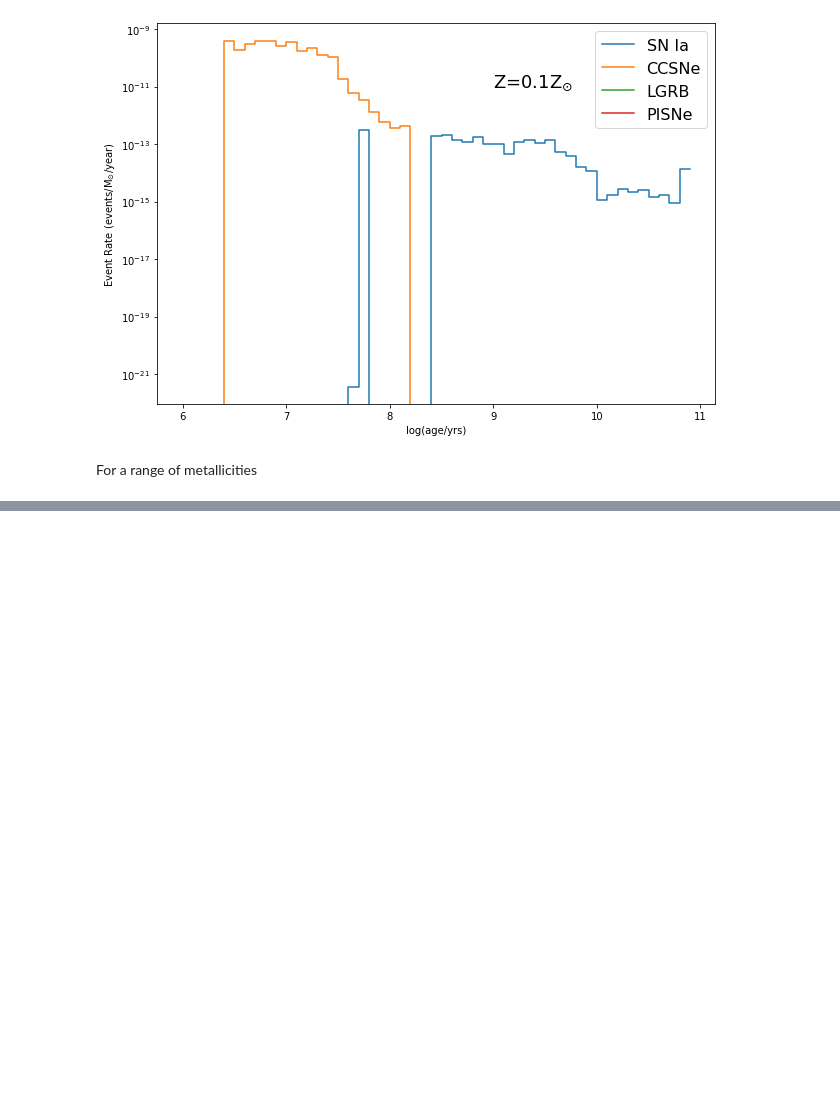
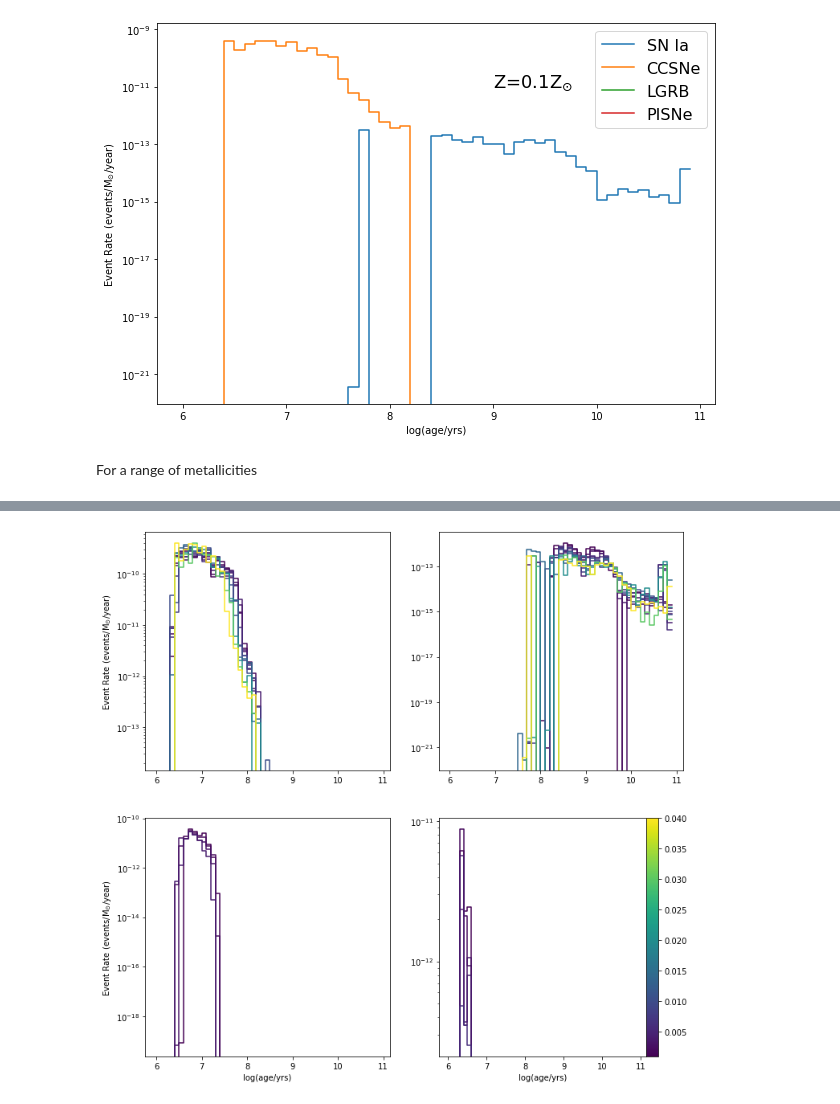
Before and after one commit to christopherlovell/hoki_demo, a Jupyter notebook: transient_rates.ipynb, the cells around one changed output, grey strips where cells are left out. Saved outputs shown, nothing was run; the diff lists cells and outputs as text; code cells hidden in the pictures; blank space fills up the shorter version.

```diff
--- a/transient_rates.ipynb
+++ b/transient_rates.ipynb
@@ -91,6 +91,10 @@ For a range of metallicities
 # %%
 import glob
 import os
-# import subprocess
+
+import matplotlib
+cmap='viridis'
+
+import numpy as np
 # %%
 # %% [output]
@@ -98,29 +102,43 @@ import os
 # %%
-fig, ax = plt.subplots(1,1)
+fig, ((ax1,ax2),(ax3,ax4)) = plt.subplots(2,2, figsize=(12,12))
 
-for f in sorted(glob.glob('data/supernova-bin*')):
+## colorbar
+Z_range = np.linspace(0.001,0.040)
+
+norm = matplotlib.colors.Normalize() #LogNorm()
+norm.autoscale(Z_range)
+sm = matplotlib.cm.ScalarMappable(norm=norm, cmap=cmap)
+sm._A = []
+cb = fig.colorbar(sm, orientation='vertical', pad=0)
+
+for i,f in enumerate(sorted(glob.glob('data/supernova-bin-imf135_300.z0*'))):
 
     os.system('gunzip %s'%f)
 
-    Z = f[31:34]
+    Z = "0.%s"%f[31:34]
 
     bin_rates = load.model_output(f)
 
     bin_rates = bin_rates[:-1]
     age = bin_rates.log_age.values
     bin_size = bin_rates.age_yrs.values
 
     ccsne = ( bin_rates[['IIP', 'II', 'Ib', 'Ic']].sum(axis=1))
     ccsne_norm = ccsne/bin_size/(10**6)
     typeIa_norm = bin_rates.Ia.values /bin_size/(10**6)
     lgrbs_norm = bin_rates.LGRB.values /bin_size/(10**6)
     pisne_norm = bin_rates.PISNe.values/bin_size/(10**6)
 
-    ax.step(age, ccsne, label="%sZ$_{\odot}$"%Z)
+    ax1.step(age, ccsne_norm, label="%sZ$_{\odot}$"%Z, color=sm.to_rgba(float(Z)))
+    ax2.step(age, typeIa_norm, label="%sZ$_{\odot}$"%Z, color=sm.to_rgba(float(Z)))
+    ax3.step(age, lgrbs_norm, label="%sZ$_{\odot}$"%Z, color=sm.to_rgba(float(Z)))
+    ax4.step(age, pisne_norm, label="%sZ$_{\odot}$"%Z, color=sm.to_rgba(float(Z)))
 
 
-plt.yscale("log")
+for ax in [ax1,ax2,ax3,ax4]: ax.set_yscale("log")
 
-plt.ylabel(r"Event Rate (events/M$_{\odot}$/year)")
-plt.xlabel("log(age/yrs)")
-plt.legend(fontsize=16)
+for ax in [ax1,ax3]: ax.set_ylabel(r"Event Rate (events/M$_{\odot}$/year)")
+for ax in [ax4,ax3]: ax.set_xlabel("log(age/yrs)")
+# plt.legend(fontsize=16)
+# %% [output]
+[figure, added]
```
Also changed, not shown: parts of 1 cell of this notebook.
